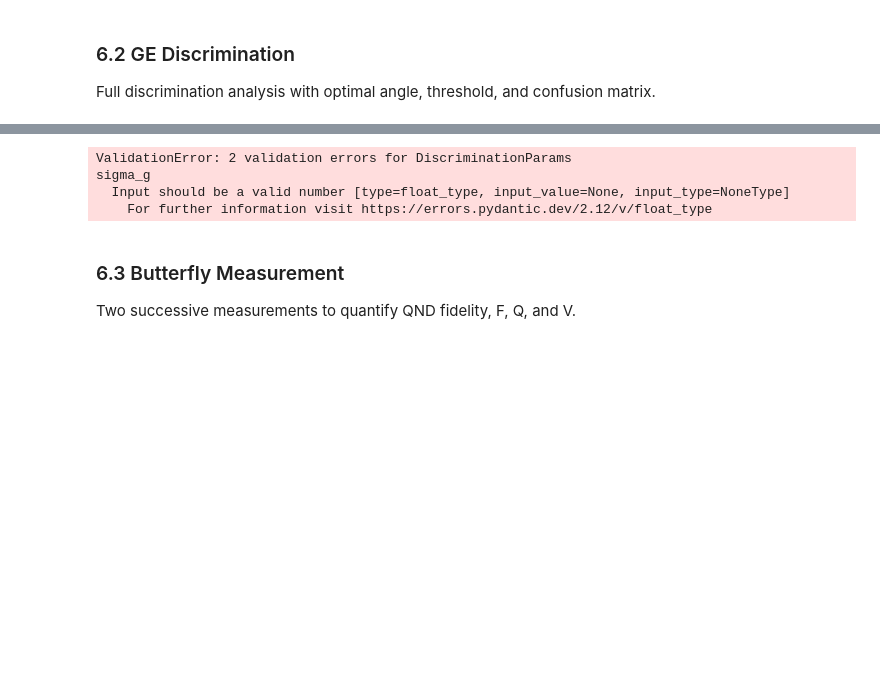
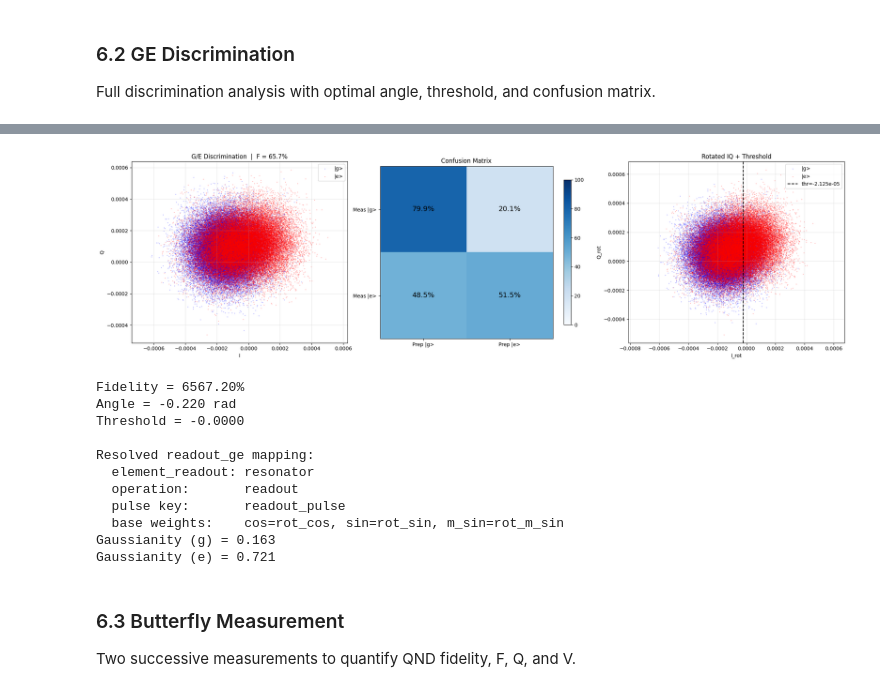
Before and after one commit to SoraUmika/qubox, a Jupyter notebook: notebooks/post_cavity_experiment.ipynb, the cells around one changed output, grey strips where cells are left out. Drawn from its saved outputs; the diff is of its cells as text; code cells hidden in the pictures; blank space fills up the shorter version.

```diff
--- a/notebooks/post_cavity_experiment.ipynb
+++ b/notebooks/post_cavity_experiment.ipynb
@@ -626,6 +982,9 @@ result = ge.run(
     attr.ro_fq,
     r180="x180",
     n_samples=50000,
+    update_measure_macro=True,
+    apply_rotated_weights=True,
+    persist=True,
 )
 
 analysis = ge.analyze(result, update_calibration=True)
@@ -634,6 +993,14 @@ print(f"Fidelity = {analysis.metrics.get('fidelity', 0):.2%}")
 print(f"Angle = {analysis.metrics.get('angle', 0):.3f} rad")
 print(f"Threshold = {analysis.metrics.get('threshold', 0):.4f}")
 
+# Explicit mapping diagnostics
+rp = getattr(ge, "_run_params", {})
+print("\nResolved readout_ge mapping:")
+print(f"  element_readout: {attr.ro_el}")
+print(f"  operation:       {rp.get('measure_op')}")
+print(f"  pulse key:       {getattr(rp.get('pulse_info', None), 'pulse', None)}")
+print(f"  base weights:    cos={rp.get('base_cos_name')}, sin={rp.get('base_sin_name')}, m_sin={rp.get('base_m_sin_name')}")
+
 # New diagnostics from the enhanced pipeline
 if "gaussianity_g" in analysis.metrics:
     print(f"Gaussianity (g) = {analysis.metrics['gaussianity_g']:.3f}")
@@ -653,7 +1026,15 @@ No errors
+[figure, added]
-ValidationError: 2 validation errors for DiscriminationParams
-sigma_g
-  Input should be a valid number [type=float_type, input_value=None, input_type=NoneType]
-    For further information visit https://errors.pydantic.dev/2.12/v/float_type
+Fidelity = 6567.20%
+Angle = -0.220 rad
+Threshold = -0.0000
+
+Resolved readout_ge mapping:
+  element_readout: resonator
+  operation:       readout
+  pulse key:       readout_pulse
+  base weights:    cos=rot_cos, sin=rot_sin, m_sin=rot_m_sin
+Gaussianity (g) = 0.163
+Gaussianity (e) = 0.721
 # %% [markdown]
 ### 6.3 Butterfly Measurement
 
```
Also changed, not shown: parts of 36 cells of this notebook, 21 other files.
